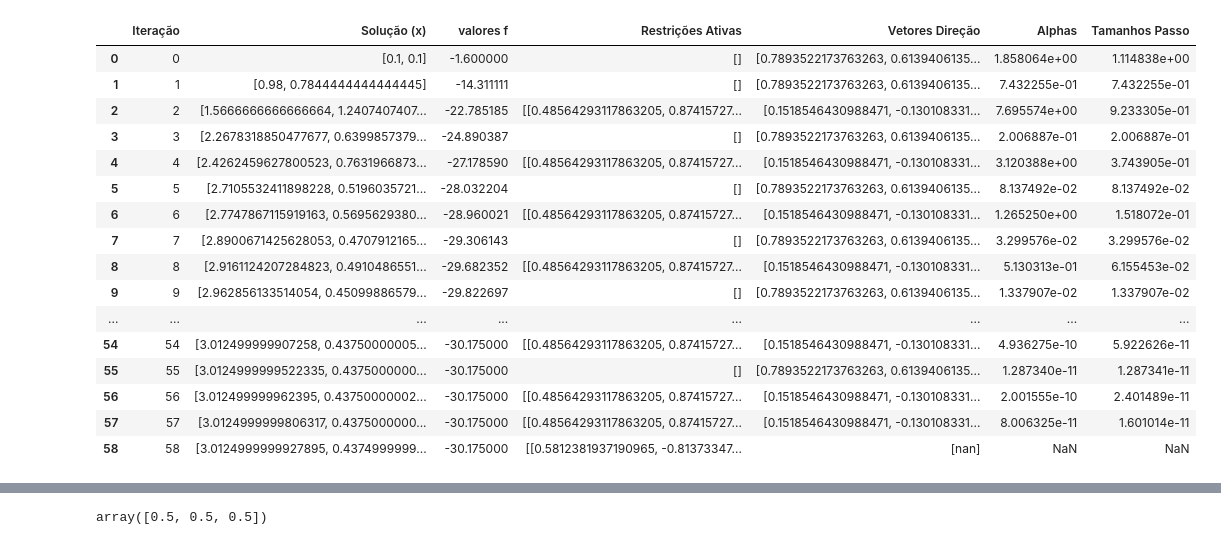
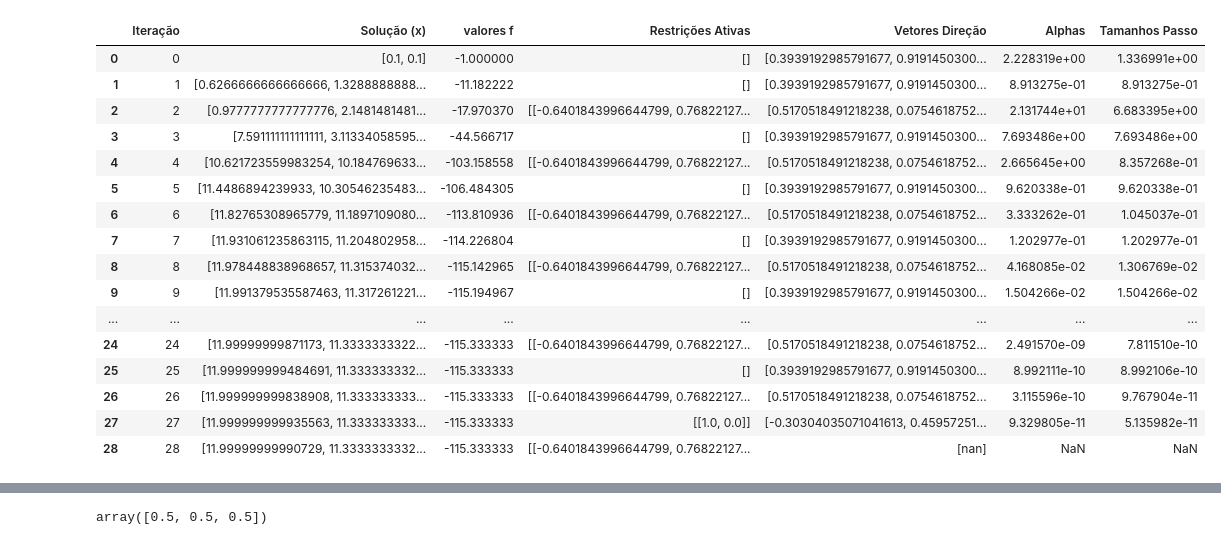
Before and after one commit to MatSchwarz/Circuncentro, a Jupyter notebook: testes.ipynb, the cells around one changed output, grey strips where cells are left out. Cells and saved outputs as stored; diff of their text form; code cells hidden in the pictures.

```diff
--- a/testes.ipynb
+++ b/testes.ipynb
@@ -19,28 +19,28 @@ from gradiente_circuncentro_w import *
 from scipy import optimize
 # %%
 n = 2
-c,A,b = gerar_problema_otimizacao_linear_factivel_limitado(4,n)
+c,A,b = gerar_problema_otimizacao_linear_factivel_limitado(2,n)
 historico_solucao, valores_funcao_objetivo, restricoes_ativas, vetores_direcao,lista_alphas,tamanho_passo, gradiente = gradiente_descendente_circuncentrico_w(np.ones(n) * 0.1,c,A,b,max_iter=1000000)
 df = cria_tabela(historico_solucao, valores_funcao_objetivo, restricoes_ativas, vetores_direcao, lista_alphas, tamanho_passo)
 df
 # %% [output]
 |  | Iteração | Solução (x) | valores f | Restrições Ativas | Vetores Direção | Alphas | Tamanhos Passo |
-| 0 | 0 | [0.1, 0.1] | -1.600000 | [] | [0.7893522173763263, 0.6139406135... | 1.858064e+00 | 1.114838e+00 |
-| 1 | 1 | [0.98, 0.7844444444444445] | -14.311111 | [] | [0.7893522173763263, 0.6139406135... | 7.432255e-01 | 7.432255e-01 |
-| 2 | 2 | [1.5666666666666664, 1.2407407407... | -22.785185 | [[0.48564293117863205, 0.87415727... | [0.1518546430988471, -0.130108331... | 7.695574e+00 | 9.233305e-01 |
-| 3 | 3 | [2.2678318850477677, 0.6399857379... | -24.890387 | [] | [0.7893522173763263, 0.6139406135... | 2.006887e-01 | 2.006887e-01 |
-| 4 | 4 | [2.4262459627800523, 0.7631966873... | -27.178590 | [[0.48564293117863205, 0.87415727... | [0.1518546430988471, -0.130108331... | 3.120388e+00 | 3.743905e-01 |
-| 5 | 5 | [2.7105532411898228, 0.5196035721... | -28.032204 | [] | [0.7893522173763263, 0.6139406135... | 8.137492e-02 | 8.137492e-02 |
-| 6 | 6 | [2.7747867115919163, 0.5695629380... | -28.960021 | [[0.48564293117863205, 0.87415727... | [0.1518546430988471, -0.130108331... | 1.265250e+00 | 1.518072e-01 |
-| 7 | 7 | [2.8900671425628053, 0.4707912165... | -29.306143 | [] | [0.7893522173763263, 0.6139406135... | 3.299576e-02 | 3.299576e-02 |
-| 8 | 8 | [2.9161124207284823, 0.4910486551... | -29.682352 | [[0.48564293117863205, 0.87415727... | [0.1518546430988471, -0.130108331... | 5.130313e-01 | 6.155453e-02 |
-| 9 | 9 | [2.962856133514054, 0.45099886579... | -29.822697 | [] | [0.7893522173763263, 0.6139406135... | 1.337907e-02 | 1.337907e-02 |
+| 0 | 0 | [0.1, 0.1] | -1.000000 | [] | [0.3939192985791677, 0.9191450300... | 2.228319e+00 | 1.336991e+00 |
+| 1 | 1 | [0.6266666666666666, 1.3288888888... | -11.182222 | [] | [0.3939192985791677, 0.9191450300... | 8.913275e-01 | 8.913275e-01 |
+| 2 | 2 | [0.9777777777777776, 2.1481481481... | -17.970370 | [[-0.6401843996644799, 0.76822127... | [0.5170518491218238, 0.0754618752... | 2.131744e+01 | 6.683395e+00 |
+| 3 | 3 | [7.591111111111111, 3.11334058595... | -44.566717 | [] | [0.3939192985791677, 0.9191450300... | 7.693486e+00 | 7.693486e+00 |
+| 4 | 4 | [10.621723559983254, 10.184769633... | -103.158558 | [[-0.6401843996644799, 0.76822127... | [0.5170518491218238, 0.0754618752... | 2.665645e+00 | 8.357268e-01 |
+| 5 | 5 | [11.4486894239933, 10.30546235483... | -106.484305 | [] | [0.3939192985791677, 0.9191450300... | 9.620338e-01 | 9.620338e-01 |
+| 6 | 6 | [11.82765308965779, 11.1897109080... | -113.810936 | [[-0.6401843996644799, 0.76822127... | [0.5170518491218238, 0.0754618752... | 3.333262e-01 | 1.045037e-01 |
+| 7 | 7 | [11.931061235863115, 11.204802958... | -114.226804 | [] | [0.3939192985791677, 0.9191450300... | 1.202977e-01 | 1.202977e-01 |
+| 8 | 8 | [11.978448838968657, 11.315374032... | -115.142965 | [[-0.6401843996644799, 0.76822127... | [0.5170518491218238, 0.0754618752... | 4.168085e-02 | 1.306769e-02 |
+| 9 | 9 | [11.991379535587463, 11.317261221... | -115.194967 | [] | [0.3939192985791677, 0.9191450300... | 1.504266e-02 | 1.504266e-02 |
 | ... | ... | ... | ... | ... | ... | ... | ... |
-| 54 | 54 | [3.012499999907258, 0.43750000005... | -30.175000 | [[0.48564293117863205, 0.87415727... | [0.1518546430988471, -0.130108331... | 4.936275e-10 | 5.922626e-11 |
-| 55 | 55 | [3.0124999999522335, 0.4375000000... | -30.175000 | [] | [0.7893522173763263, 0.6139406135... | 1.287340e-11 | 1.287341e-11 |
-| 56 | 56 | [3.012499999962395, 0.43750000002... | -30.175000 | [[0.48564293117863205, 0.87415727... | [0.1518546430988471, -0.130108331... | 2.001555e-10 | 2.401489e-11 |
-| 57 | 57 | [3.0124999999806317, 0.4375000000... | -30.175000 | [[0.48564293117863205, 0.87415727... | [0.1518546430988471, -0.130108331... | 8.006325e-11 | 1.601014e-11 |
-| 58 | 58 | [3.0124999999927895, 0.4374999999... | -30.175000 | [[0.5812381937190965, -0.81373347... | [nan] | NaN | NaN |
+| 24 | 24 | [11.99999999871173, 11.3333333322... | -115.333333 | [[-0.6401843996644799, 0.76822127... | [0.5170518491218238, 0.0754618752... | 2.491570e-09 | 7.811510e-10 |
+| 25 | 25 | [11.999999999484691, 11.333333332... | -115.333333 | [] | [0.3939192985791677, 0.9191450300... | 8.992111e-10 | 8.992106e-10 |
+| 26 | 26 | [11.999999999838908, 11.333333333... | -115.333333 | [[-0.6401843996644799, 0.76822127... | [0.5170518491218238, 0.0754618752... | 3.115596e-10 | 9.767904e-11 |
+| 27 | 27 | [11.999999999935563, 11.333333333... | -115.333333 | [[1.0, 0.0]] | [-0.30304035071041613, 0.45957251... | 9.329805e-11 | 5.135982e-11 |
+| 28 | 28 | [11.99999999990729, 11.3333333332... | -115.333333 | [[-0.6401843996644799, 0.76822127... | [nan] | NaN | NaN |
 # %%
 grafico1(historico_solucao,A,b,gradiente)
 # %% [output]
```
Also changed, not shown: parts of 3 cells of this notebook, 1 other file.
